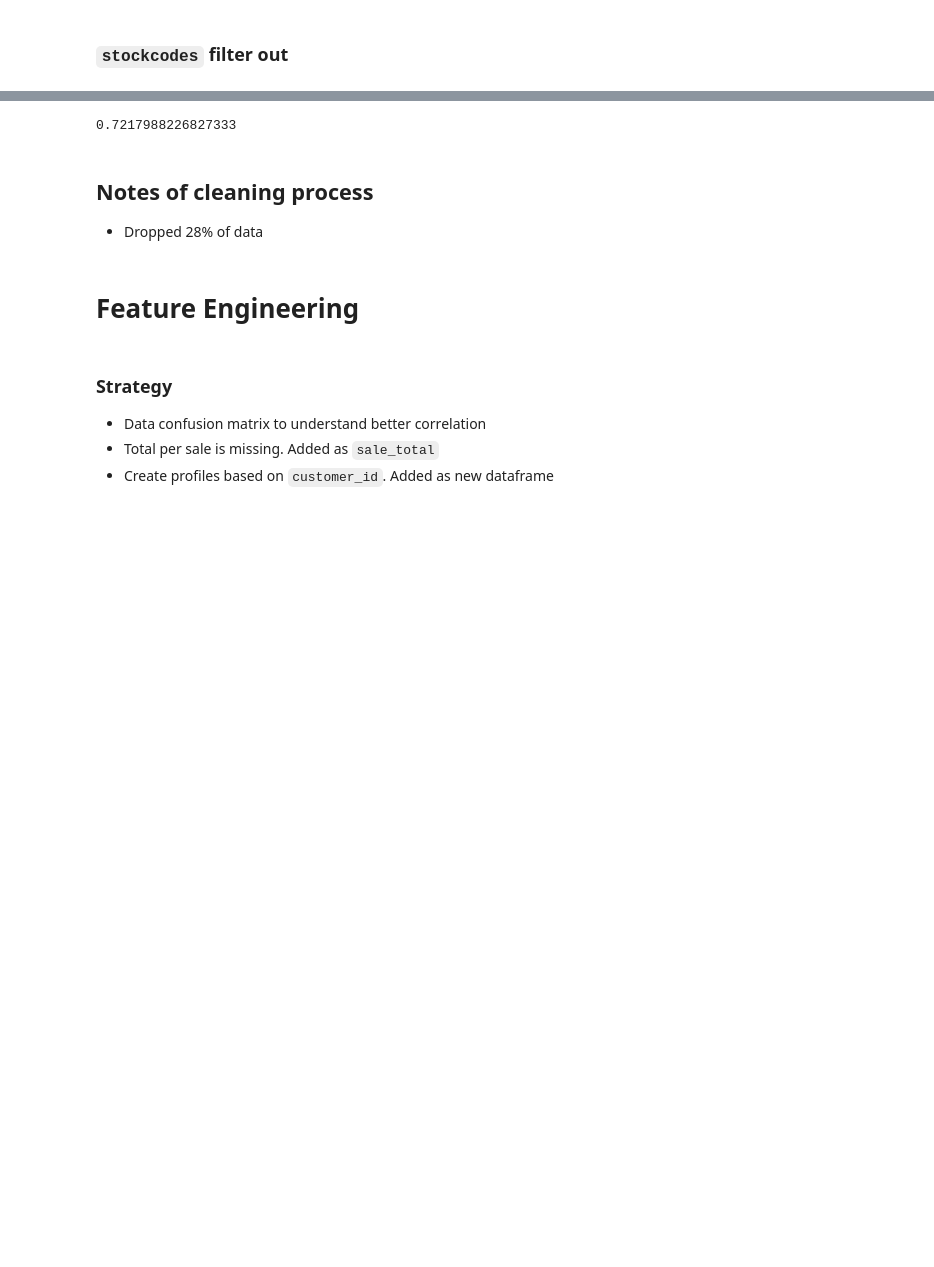
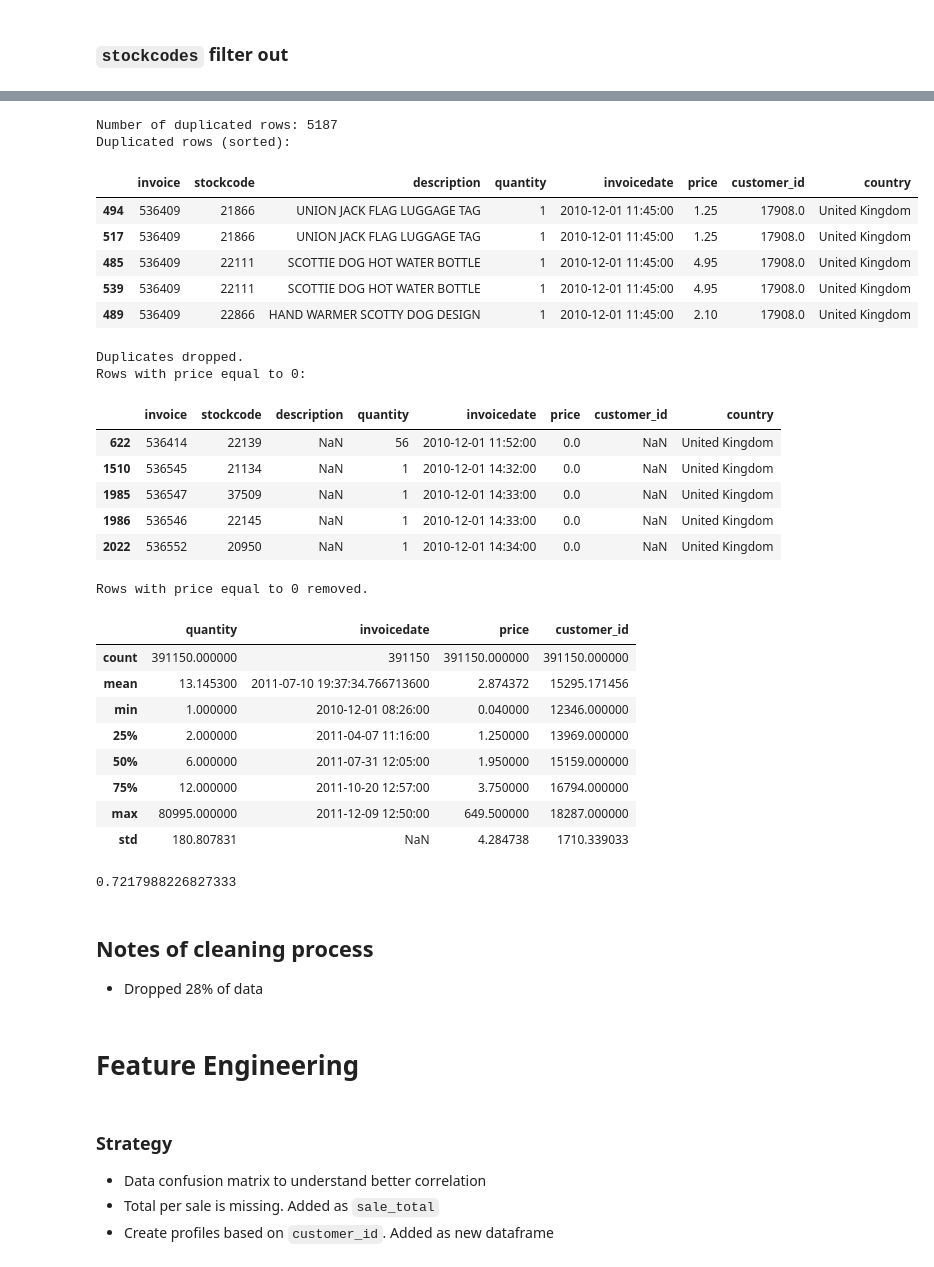
Before and after one commit to CaballeroRAR/ds_projects_collabs, a Jupyter notebook: 1-cluster_retail_uci/notebook/cluster_retail.ipynb, the cells around one changed output, grey strips where cells are left out. Saved outputs shown, nothing was run; the diff lists cells and outputs as text; code cells hidden in the pictures; blank space fills up the shorter version.

```diff
--- a/1-cluster_retail_uci/notebook/cluster_retail.ipynb
+++ b/1-cluster_retail_uci/notebook/cluster_retail.ipynb
@@ -431,2 +404,0 @@ Stockcodes removed: 2409
-# %%
-df_clean.dropna(subset=['customer_id'], inplace=True) # Remove rows with missing 'customer_id' values
@@ -466,3 +404,0 @@ df_clean[df_clean.duplicated(keep=False)].sort_values(by=df_clean.columns.tolist
-# %%
-# Drop duplicates
-df_clean.drop_duplicates(inplace=True)
@@ -501,3 +404,0 @@ display(df[df['price'] == 0])
-# %%
-# Drop prices that are 0
-df_clean = df_clean[df_clean['price'] != 0]
@@ -515,0 +405,4 @@ df_clean.describe()
+# %%
+df_clean = exclude_values_by_list(df_clean, 'stockcode', stockcodes_abnormal)
+df_clean.describe()
+# Change in abnormal quantity values after removing abnormal stockcodes.
@@ -516,3 +431,34 @@ df_clean.describe()
+# %%
+# def drop_na_duplicates_and_zeroes(df, col_customer='customer_id', col_price='price')
+df_clean = drop_na_duplicates_and_zeroes(df_clean)
+df_clean.describe()
+# %% [output]
+Number of duplicated rows: 5187
+Duplicated rows (sorted):
+|  | invoice | stockcode | description | quantity | invoicedate | price | customer_id | country |
+| 494 | 536409 | 21866 | UNION JACK FLAG LUGGAGE TAG | 1 | 2010-12-01 11:45:00 | 1.25 | 17908.0 | United Kingdom |
+| 517 | 536409 | 21866 | UNION JACK FLAG LUGGAGE TAG | 1 | 2010-12-01 11:45:00 | 1.25 | 17908.0 | United Kingdom |
+| 485 | 536409 | 22111 | SCOTTIE DOG HOT WATER BOTTLE | 1 | 2010-12-01 11:45:00 | 4.95 | 17908.0 | United Kingdom |
+| 539 | 536409 | 22111 | SCOTTIE DOG HOT WATER BOTTLE | 1 | 2010-12-01 11:45:00 | 4.95 | 17908.0 | United Kingdom |
+| 489 | 536409 | 22866 | HAND WARMER SCOTTY DOG DESIGN | 1 | 2010-12-01 11:45:00 | 2.10 | 17908.0 | United Kingdom |
+Duplicates dropped.
+Rows with price equal to 0:
+|  | invoice | stockcode | description | quantity | invoicedate | price | customer_id | country |
+| 622 | 536414 | 22139 | NaN | 56 | 2010-12-01 11:52:00 | 0.0 | NaN | United Kingdom |
+| 1510 | 536545 | 21134 | NaN | 1 | 2010-12-01 14:32:00 | 0.0 | NaN | United Kingdom |
+| 1985 | 536547 | 37509 | NaN | 1 | 2010-12-01 14:33:00 | 0.0 | NaN | United Kingdom |
+| 1986 | 536546 | 22145 | NaN | 1 | 2010-12-01 14:33:00 | 0.0 | NaN | United Kingdom |
+| 2022 | 536552 | 20950 | NaN | 1 | 2010-12-01 14:34:00 | 0.0 | NaN | United Kingdom |
+Rows with price equal to 0 removed.
+|  | quantity | invoicedate | price | customer_id |
+| count | 391150.000000 | 391150 | 391150.000000 | 391150.000000 |
+| mean | 13.145300 | 2011-07-10 19:37:34.766713600 | 2.874372 | 15295.171456 |
+| min | 1.000000 | 2010-12-01 08:26:00 | 0.040000 | 12346.000000 |
+| 25% | 2.000000 | 2011-04-07 11:16:00 | 1.250000 | 13969.000000 |
+| 50% | 6.000000 | 2011-07-31 12:05:00 | 1.950000 | 15159.000000 |
+| 75% | 12.000000 | 2011-10-20 12:57:00 | 3.750000 | 16794.000000 |
+| max | 80995.000000 | 2011-12-09 12:50:00 | 649.500000 | 18287.000000 |
+| std | 180.807831 | NaN | 4.284738 | 1710.339033 |
 # %%
 len(df_clean)/len(df)
 # %% [output]
```
Also changed, not shown: parts of 34 cells of this notebook, 3 other files.
